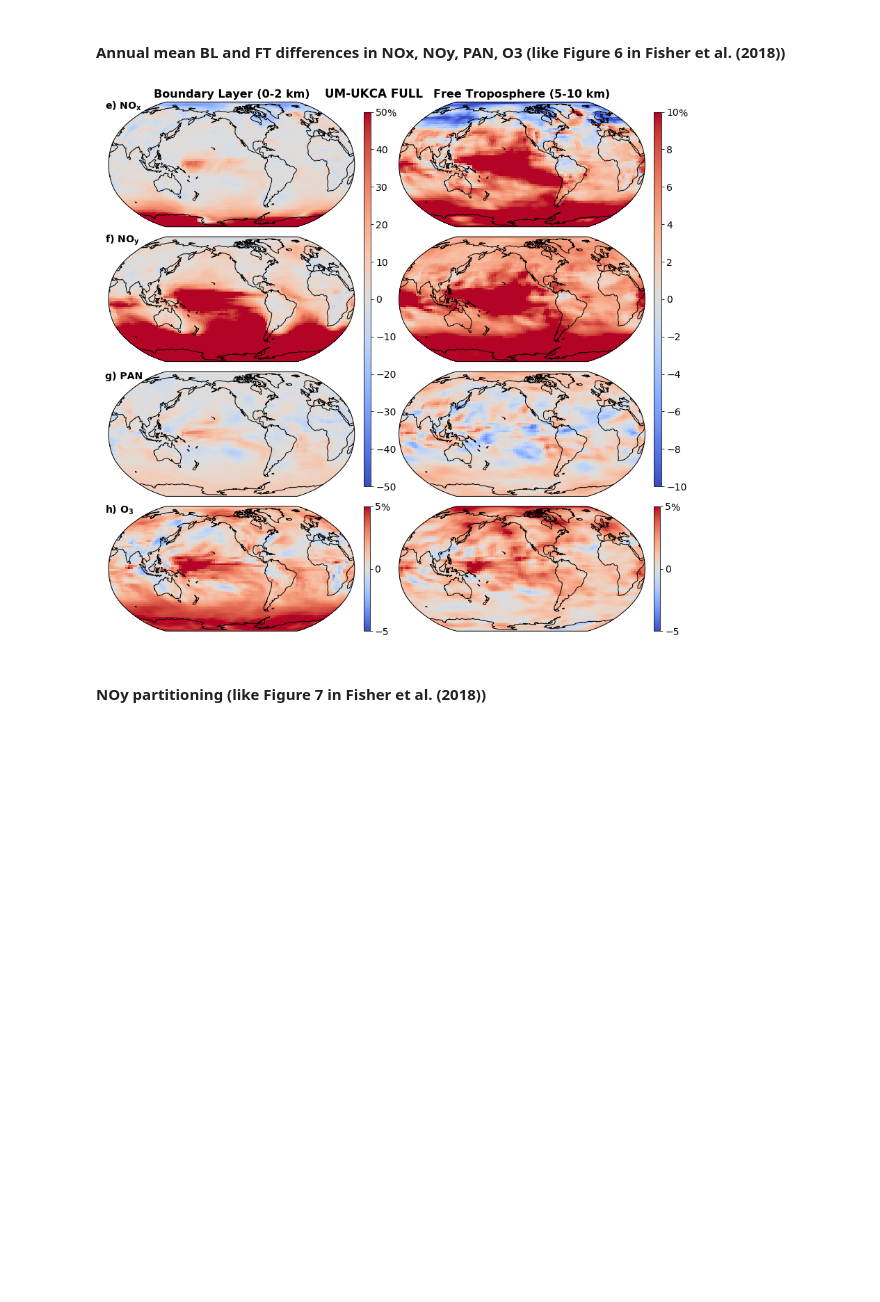
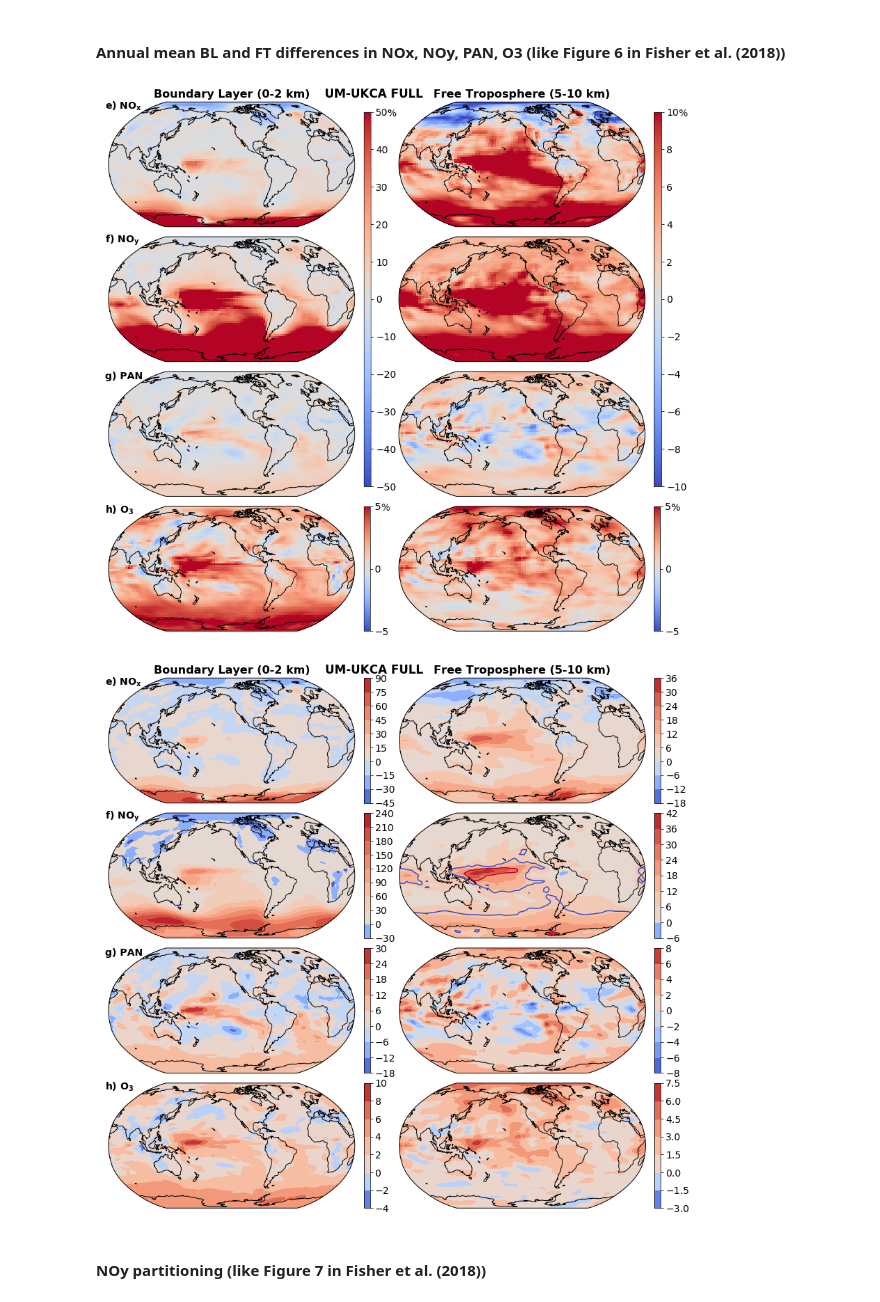
Before and after one commit to mzamyatina/phd_ukca, a Jupyter notebook: plt_xojn_ssn_Fisher2018-like.ipynb, the cells around one changed output. Saved outputs shown, nothing was run; the diff lists cells and outputs as text; code cells hidden in the pictures; blank space fills up the shorter version.

```diff
--- a/plt_xojn_ssn_Fisher2018-like.ipynb
+++ b/plt_xojn_ssn_Fisher2018-like.ipynb
@@ -46,7 +46,7 @@ M_air = 28.97 # molar mass of dry air [g mol-1]
 # Switches
 exp = 'FULL'
 var = 'diffs'
-savefig = False
+savefig = True
 
 job = JOBS[exp]
 # %% [markdown]
@@ -238,9 +238,9 @@ if var == 'diffs':
     sens_o3 = iris.load_cube(str(path_to_ukca / job / f'{job}_o3.nc'), 'o3')*(M_air/(VARIABLES['molar_mass']['o3']))*1e12
 
     base_nox = base_no.copy() + base_no2.copy()
-    base_noy = base_hono.copy() + base_ho2no2.copy() + base_hno3.copy() + base_n2o5.copy() + base_pan.copy() + base_ppan.copy() + base_meono2.copy() + base_etono2.copy() + base_nprono2.copy() + base_iprono2.copy()
+    base_noy = base_no.copy() + base_no2.copy() + base_hono.copy() + base_ho2no2.copy() + base_hno3.copy() + base_n2o5.copy() + base_pan.copy() + base_ppan.copy() + base_meono2.copy() + base_etono2.copy() + base_nprono2.copy() + base_iprono2.copy()
     sens_nox = sens_no.copy() + sens_no2.copy()
-    sens_noy = sens_hono.copy() + sens_ho2no2.copy() + sens_hno3.copy() + sens_n2o5.copy() + sens_pan.copy() + sens_ppan.copy() + sens_meono2.copy() + sens_etono2.copy() + sens_nprono2.copy() + sens_iprono2.copy()
+    sens_noy = sens_no.copy() + sens_no2.copy() + sens_hono.copy() + sens_ho2no2.copy() + sens_hno3.copy() + sens_n2o5.copy() + sens_pan.copy() + sens_ppan.copy() + sens_meono2.copy() + sens_etono2.copy() + sens_nprono2.copy() + sens_iprono2.copy()
     # Remove the first 2 years as a spin up
     base_nox = base_nox[24:,...]
     base_noy = base_noy[24:,...]
@@ -356,7 +356,61 @@ if var == 'diffs':
     fig.suptitle(f'UM-UKCA {exp}', weight='bold', x=0.535, y=0.9);
     if savefig: fig.savefig(path_to_figs / f'Fisher2018-like_{exp.lower()}_pbl_ftr_{var}.png', bbox_inches='tight')
 # %% [output]
-[figure, old version]
+[figure, new version]
+# %%
+class MidpointNormalize(colors.Normalize):
+    def __init__(self, vmin=None, vmax=None, midpoint=None, clip=False):
+        self.midpoint = midpoint
+        colors.Normalize.__init__(self, vmin, vmax, clip)
+    def __call__(self, value, clip=None):
+        x, y = [self.vmin, self.midpoint, self.vmax], [0, 0.5, 1]
+        return np.ma.masked_array(np.interp(value, x, y))
+# %%
+if var == 'diffs':
+    plt.rcParams['axes.titlesize'] = 16
+    plt.rcParams['xtick.labelsize'] = 14
+    plt.rcParams['ytick.labelsize'] = 14
+    plt.rcParams['font.size'] = 14
+    fig, ax = plt.subplots(nrows=4, ncols=2, figsize=(19,14), facecolor='w',
+                           subplot_kw=dict(projection=ccrs.Robinson(central_longitude=230)), gridspec_kw=dict(hspace=0.08, wspace=-0.35))
+    p00 = ax[0,0].contourf(c_lons, lats, c_nox_pbl_ann_pct_diff.data, norm=MidpointNormalize(midpoint=0), transform=ccrs.PlateCarree(), cmap='coolwarm')
+    p10 = ax[1,0].contourf(c_lons, lats, c_noy_pbl_ann_pct_diff.data, norm=MidpointNormalize(midpoint=0), transform=ccrs.PlateCarree(), cmap='coolwarm')
+    p20 = ax[2,0].contourf(c_lons, lats, c_pan_pbl_ann_pct_diff.data, norm=MidpointNormalize(midpoint=0), transform=ccrs.PlateCarree(), cmap='coolwarm')
+    p30 = ax[3,0].contourf(c_lons, lats, c_o3_pbl_ann_pct_diff.data, norm=MidpointNormalize(midpoint=0), transform=ccrs.PlateCarree(), cmap='coolwarm')
+
+    ax[1,0].contour(c_lons, lats, c_noy_pbl_ann_pct_diff.data, levels=[-5], transform=ccrs.PlateCarree(), cmap='coolwarm')
+
+    p01 = ax[0,1].contourf(c_lons, lats, c_nox_ftr_ann_pct_diff.data, norm=MidpointNormalize(midpoint=0), transform=ccrs.PlateCarree(), cmap='coolwarm')
+    p11 = ax[1,1].contourf(c_lons, lats, c_noy_ftr_ann_pct_diff.data, norm=MidpointNormalize(midpoint=0), transform=ccrs.PlateCarree(), cmap='coolwarm')
+    p21 = ax[2,1].contourf(c_lons, lats, c_pan_ftr_ann_pct_diff.data, norm=MidpointNormalize(midpoint=0), transform=ccrs.PlateCarree(), cmap='coolwarm')
+    p31 = ax[3,1].contourf(c_lons, lats, c_o3_ftr_ann_pct_diff.data, norm=MidpointNormalize(midpoint=0), transform=ccrs.PlateCarree(), cmap='coolwarm')
+
+    ax[1,1].contour(c_lons, lats, c_noy_ftr_ann_pct_diff.data, levels=[10,24], transform=ccrs.PlateCarree(), cmap='coolwarm')
+
+    cb00 = fig.colorbar(p00, ax=ax[0,0], pad=0.02)
+    cb01 = fig.colorbar(p01, ax=ax[0,1], pad=0.02)
+    cb10 = fig.colorbar(p10, ax=ax[1,0], pad=0.02)
+    cb11 = fig.colorbar(p11, ax=ax[1,1], pad=0.02)
+    cb20 = fig.colorbar(p20, ax=ax[2,0], pad=0.02)
+    cb21 = fig.colorbar(p21, ax=ax[2,1], pad=0.02)
+    cb30 = fig.colorbar(p30, ax=ax[3,0], pad=0.02)
+    cb31 = fig.colorbar(p31, ax=ax[3,1], pad=0.02)
+#     fig.text(0.549, 0.86, '%')
+#     fig.text(0.855, 0.86, '%')
+#     fig.text(0.542, 0.297, '%')
+#     fig.text(0.847, 0.297, '%')
+
+    ax[0,0].set_title('Boundary Layer (0-2 km)', weight='bold')
+    ax[0,1].set_title('Free Troposphere (5-10 km)', weight='bold')
+    ax[0,0].add_artist(AnchoredText('e) $NO_x$', loc='lower left', bbox_to_anchor=(-0.05, 0.85), bbox_transform=ax[0,0].transAxes, frameon=False, prop=dict(fontweight='bold')))
+    ax[1,0].add_artist(AnchoredText('f) $NO_y$', loc='lower left', bbox_to_anchor=(-0.05, 0.85), bbox_transform=ax[1,0].transAxes, frameon=False, prop=dict(fontweight='bold')))
+    ax[2,0].add_artist(AnchoredText('g) PAN', loc='lower left', bbox_to_anchor=(-0.05, 0.85), bbox_transform=ax[2,0].transAxes, frameon=False, prop=dict(fontweight='bold')))
+    ax[3,0].add_artist(AnchoredText('h) $O_3$', loc='lower left', bbox_to_anchor=(-0.05, 0.85), bbox_transform=ax[3,0].transAxes, frameon=False, prop=dict(fontweight='bold')))
+    for iax in ax.flatten(): iax.coastlines();
+    fig.suptitle(f'UM-UKCA {exp}', weight='bold', x=0.535, y=0.9);
+#     if savefig: fig.savefig(path_to_figs / f'Fisher2018-like_{exp.lower()}_pbl_ftr_{var}_diffcbar.png', bbox_inches='tight')
+# %% [output]
+[figure, added]
 # %% [markdown]
 #### NOy partitioning (like Figure 7 in Fisher et al. (2018))
 # %%
```
